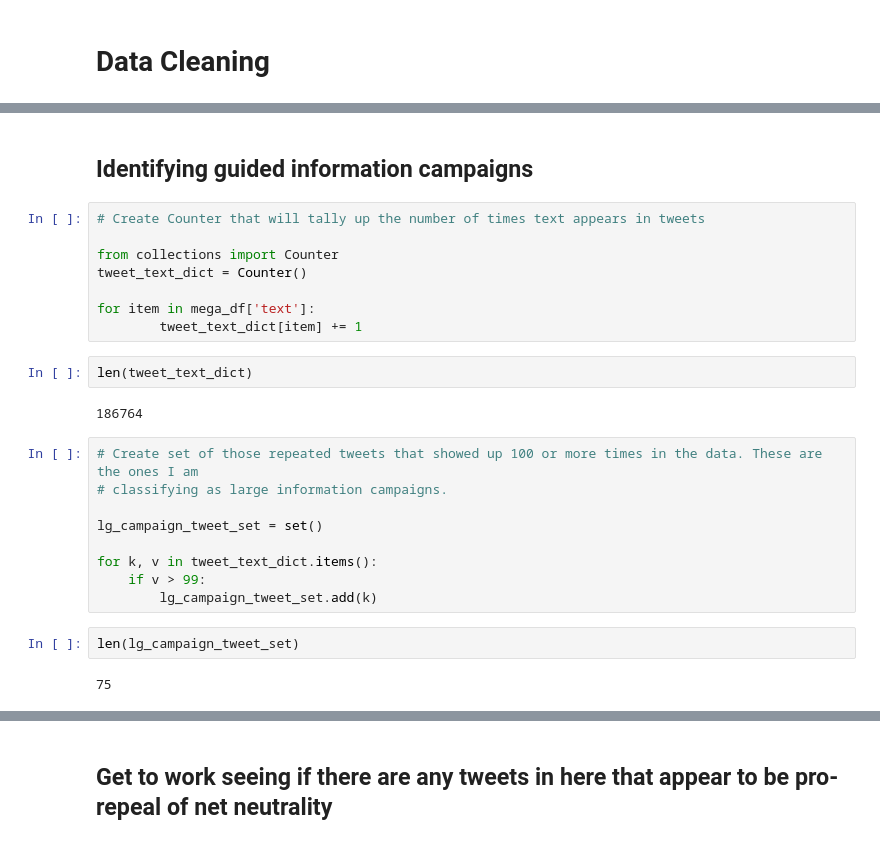
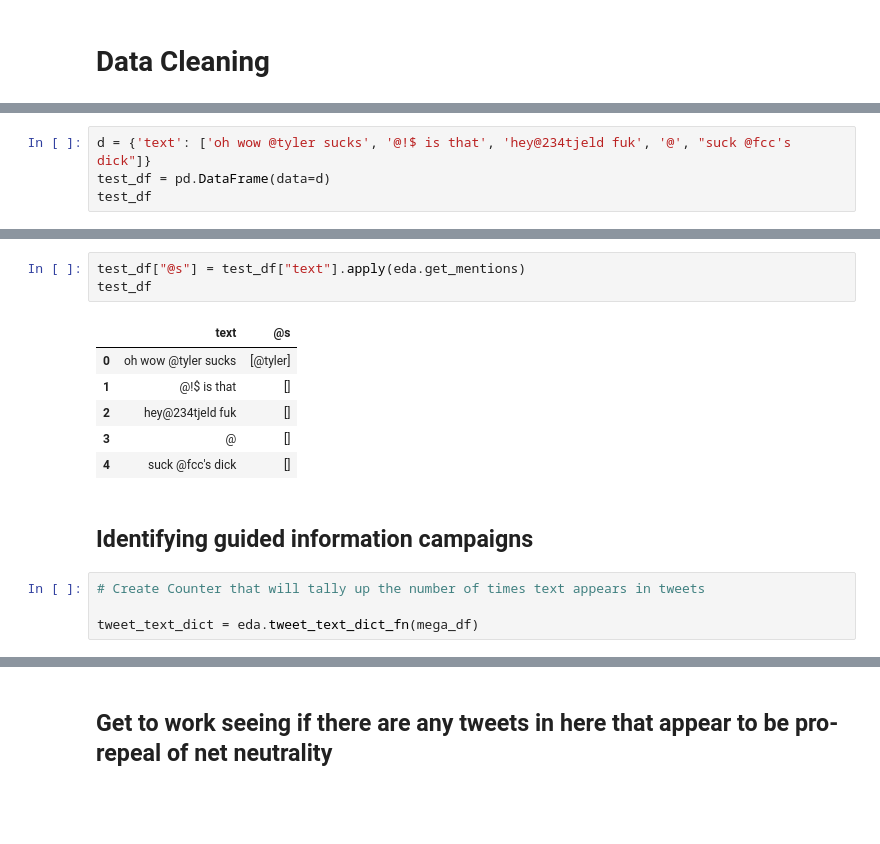
Before and after one commit to tylernwatson/galvanize_dsi_capstone, a Jupyter notebook: EDA_scripted.ipynb, the cells around one changed output, grey strips where cells are left out. Cells and saved outputs as stored; diff of their text form; blank space fills up the shorter version.

```diff
--- a/EDA_scripted.ipynb
+++ b/EDA_scripted.ipynb
@@ -72,0 +46,4 @@ NameError: name 're' is not defined
+# %%
+d = {'text': ['oh wow @tyler sucks', '@!$ is that', 'hey@234tjeld fuk', '@', "suck @fcc's dick"]}
+test_df = pd.DataFrame(data=d)
+test_df
@@ -73,27 +57,16 @@ NameError: name 're' is not defined
+# %%
+test_df["@s"] = test_df["text"].apply(eda.get_mentions)
+test_df
+# %% [output]
+|  | text | @s |
+| 0 | oh wow @tyler sucks | [@tyler] |
+| 1 | @!$ is that | [] |
+| 2 | hey@234tjeld fuk | [] |
+| 3 | @ | [] |
+| 4 | suck @fcc's dick | [] |
 # %% [markdown]
 ## Identifying guided information campaigns
 # %%
 # Create Counter that will tally up the number of times text appears in tweets
 
-from collections import Counter
-tweet_text_dict = Counter()
-
-for item in mega_df['text']:
-        tweet_text_dict[item] += 1
+tweet_text_dict = eda.tweet_text_dict_fn(mega_df)
-# %%
-len(tweet_text_dict)
-# %% [output]
-186764
-# %%
-# Create set of those repeated tweets that showed up 100 or more times in the data. These are the ones I am
-# classifying as large information campaigns.
-
-lg_campaign_tweet_set = set()
-
-for k, v in tweet_text_dict.items():
-    if v > 99:
-        lg_campaign_tweet_set.add(k)
-# %%
-len(lg_campaign_tweet_set)
-# %% [output]
-75
```
Also changed, not shown: parts of 72 cells of this notebook, 2 other files.
